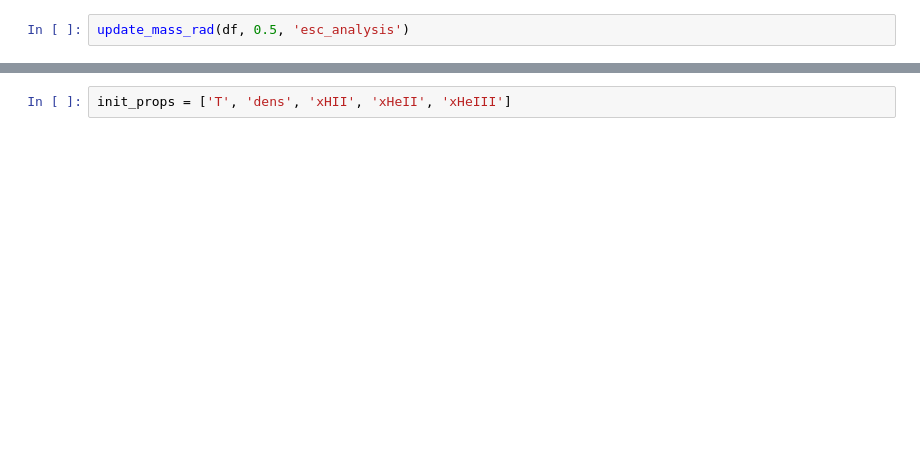
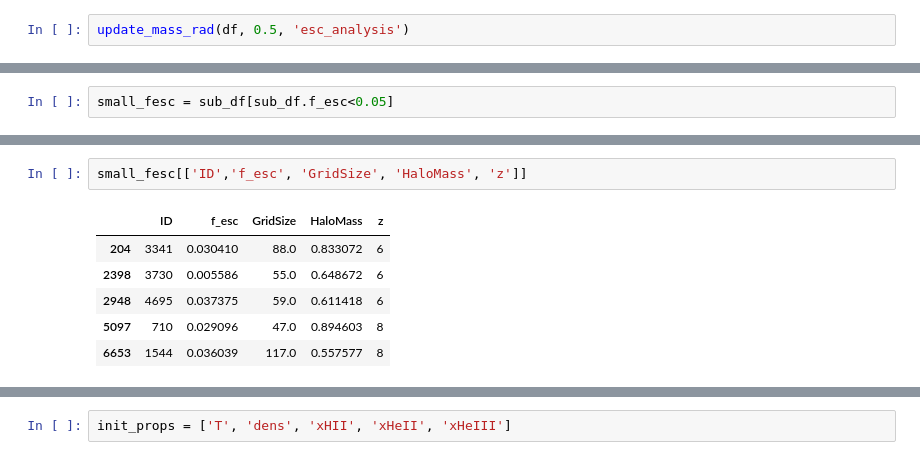
Before and after one commit to IvanKostyuk94/f_esc, a Jupyter notebook: halo_image.ipynb, the cells around one changed output, grey strips where cells are left out. Cells and saved outputs as stored; diff of their text form; blank space fills up the shorter version.

```diff
--- a/halo_image.ipynb
+++ b/halo_image.ipynb
@@ -431,0 +422,2 @@ ID_2 = 649
+# %%
+small_fesc = sub_df[sub_df.f_esc<0.05]
@@ -431,0 +439,9 @@ ID_2 = 649
+# %%
+small_fesc[['ID','f_esc', 'GridSize', 'HaloMass', 'z']]
+# %% [output]
+|  | ID | f_esc | GridSize | HaloMass | z |
+| 204 | 3341 | 0.030410 | 88.0 | 0.833072 | 6 |
+| 2398 | 3730 | 0.005586 | 55.0 | 0.648672 | 6 |
+| 2948 | 4695 | 0.037375 | 59.0 | 0.611418 | 6 |
+| 5097 | 710 | 0.029096 | 47.0 | 0.894603 | 8 |
+| 6653 | 1544 | 0.036039 | 117.0 | 0.557577 | 8 |
```
Also changed, not shown: parts of 20 cells of this notebook, 11 other files.
